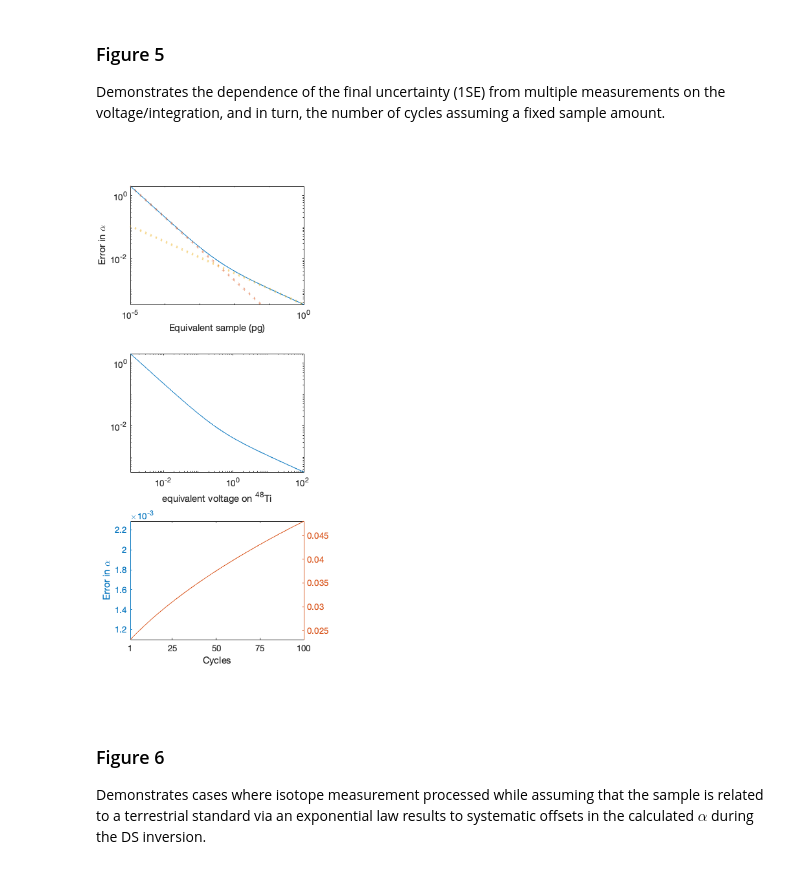
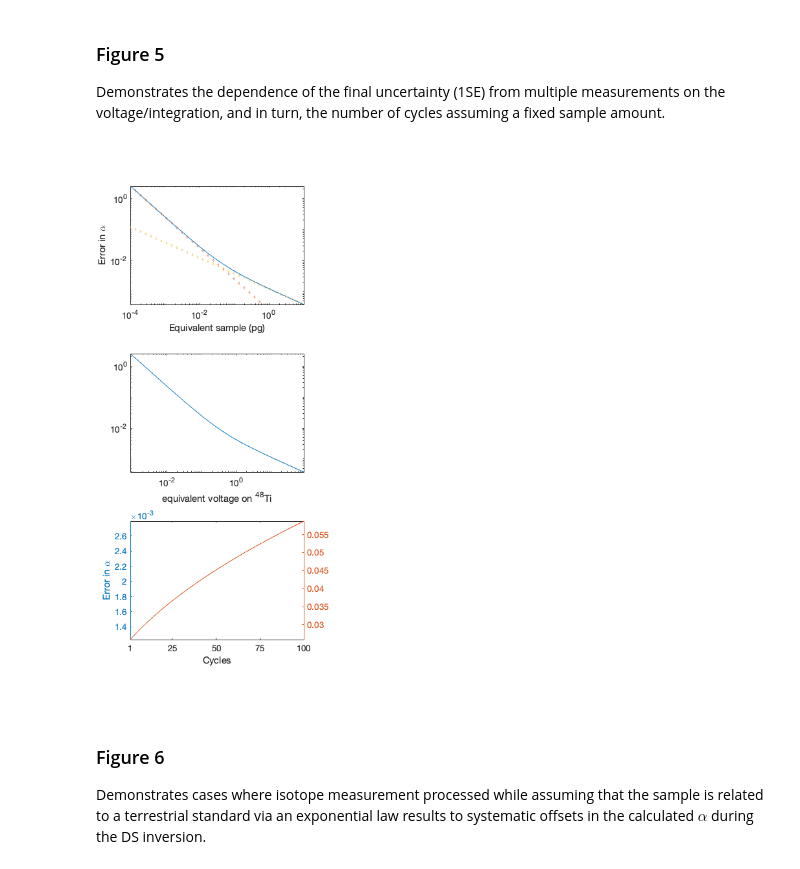
Before and after one commit to rcmarq/cosmo, a Jupyter notebook: docs/figures.ipynb, the cells around one changed output. Cells and saved outputs as stored; diff of their text form; code cells hidden in the pictures.

```diff
--- a/docs/figures.ipynb
+++ b/docs/figures.ipynb
@@ -99,7 +99,7 @@ cd ..
 Demonstrates the dependence of the final uncertainty (1SE) from multiple measurements on the voltage/integration, and in turn, the number of cycles assuming a fixed sample amount.
 # %%
 % Measurement parameters
-eff=0.01;
+eff=0.0008;
 cycles=1;
 
 % As recommended by the original DS Toolbox for a 47-49 spike
@@ -113,7 +113,7 @@ sample1=[];
 voltage=[];
 i=1;
 
-for n=logspace(-5,0,1000)
+for n=logspace(-4,1,1000)
     % Calculation setup
     shake('Ti',n,[eff eff],[cycles cycles]);
     ISODATA.Ti.errormodel.standard.a=zeros(1,ISODATA.Ti.nisos); % no error on standard
@@ -133,7 +133,7 @@ j=1;
 
 for n=linspace(1,100,100)
     % Calculation setup
-    shake('Ti',0.100,[eff eff],[n n]);
+    shake('Ti',1,[eff eff],[n n]);
     ISODATA.Ti.errormodel.standard.a=zeros(1,ISODATA.Ti.nisos);
     ISODATA.Ti.errormodel.standard.b=zeros(1,ISODATA.Ti.nisos);
     ISODATA.Ti.errormodel.measured.intensity=ISODATA.Ti.errormodel.V100*eff/n;
@@ -173,34 +173,34 @@ subplot(3,1,2)
 ax2=gca;
 plot(voltage,errvals1)
 set(ax2,'XScale', 'log', 'YScale', 'log')
 xlim(ax2,[voltage(1) voltage(end)])
 ylim(ax2,[errvals1(end) errvals1(1)])
 xlabel('equivalent voltage on ^{48}Ti')
 hold(ax2,'off')
 
 subplot(3,1,3)
 
 yyaxis left
 plot(cycles,errvals2)
 ylim([min(errvals2) max(errvals2)])
 xlim([min(cycles) max(cycles)])
 xticks([1 25 50 75 100])
 xlabel('Cycles')
 ylabel('Error in \alpha')
 
 yyaxis right
 errdeltavals=(1000*log(ISODATA.Ti.mass(3)/ISODATA.Ti.mass(2))).*errvals2;
 plot(cycles,errdeltavals)
 ylim([min(errdeltavals) max(errdeltavals)])
 
 cd figures
 set(gcf, 'PaperUnits', 'inches');
 x_width=3.75 ;y_width=9;
 set(gcf, 'PaperPosition', [0 0 x_width y_width]);
 saveas(gcf,'fig5','epsc')
 cd ..
 # %% [output]
-[figure, old version]
+[figure, new version]
 # %% [markdown]
 ### Figure 6
 
```
Also changed, not shown: parts of 4 cells of this notebook.
